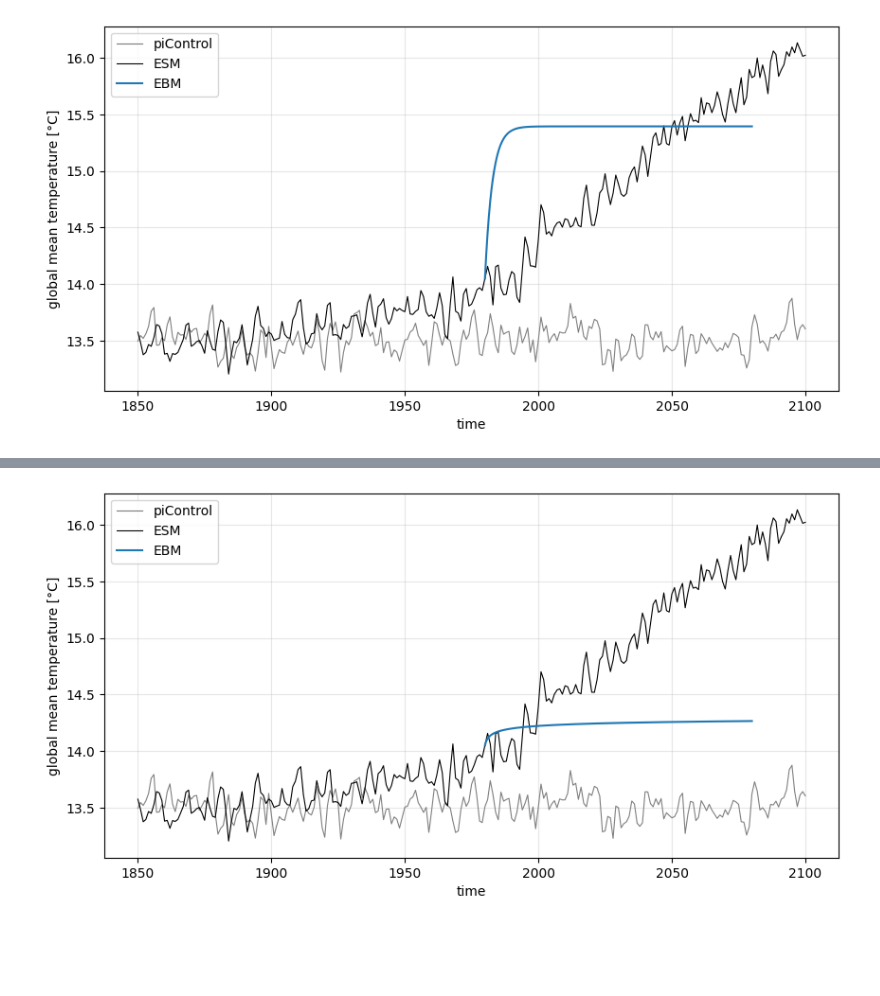
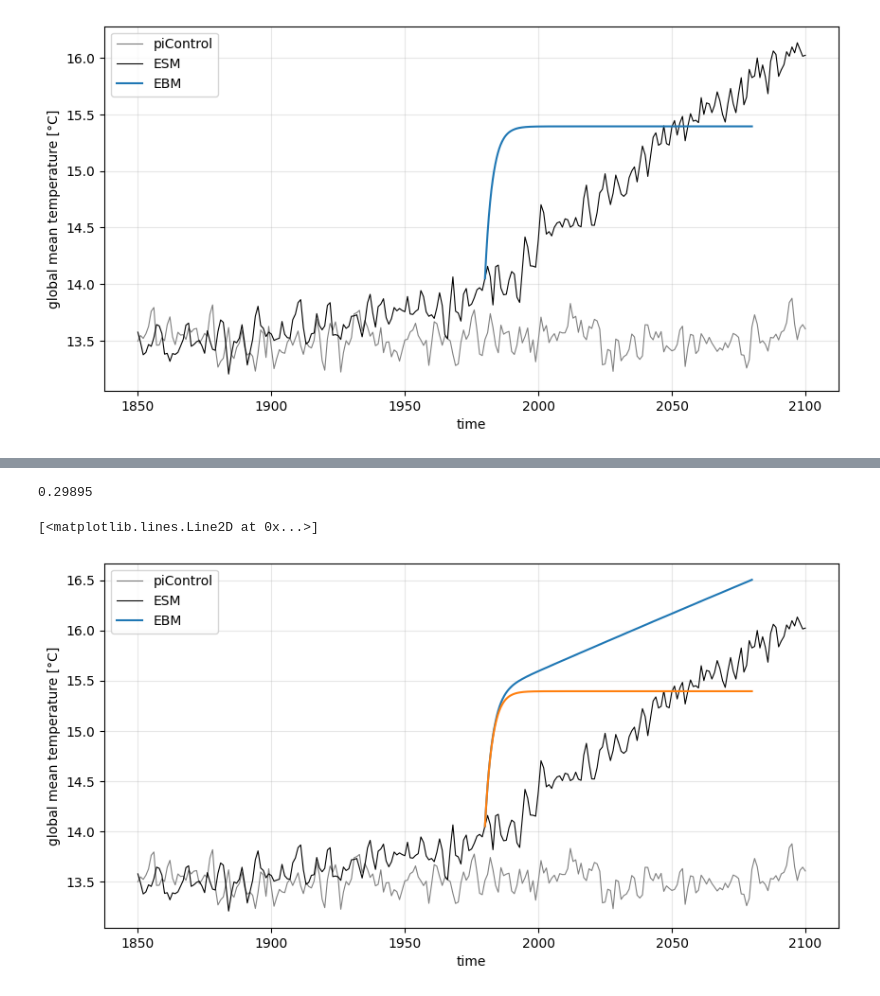
Before and after one commit to stine-fohrmann/climate-modelling-ebm, a Jupyter notebook: main.ipynb, the cells around one changed output, grey strips where cells are left out. Saved outputs shown, nothing was run; the diff lists cells and outputs as text; code cells hidden in the pictures; blank space fills up the shorter version.

Commit message:
adjust original params

```diff
--- a/main.ipynb
+++ b/main.ipynb
@@ -68,11 +68,11 @@ T_init = global_mean_r25.sel(time=str(start_year)).values[0]
 from ebm.model import run_model
 from utils import plot_ebm_vs_esm
 
-temp, time = run_model(T_ini=T_init, maxtime=100*secyear)
+temp_original, time = run_model(T_ini=T_init, maxtime=100*secyear)
 
 plot_ebm_vs_esm(
     time_ebm=time+start_year,
-    temp_ebm=temp,
+    temp_ebm=temp_original,
     time_esm=global_mean_r25.time.dt.year,
     temp_esm=global_mean_r25-273.15,
     temp_control=global_mean_pi-273.15
@@ -102,16 +112,30 @@ plot_ebm_vs_esm(
 # %%
 %autoreload
-from ebm.model import run_with_changing_H
+from ebm.model import run_with_changing_H_and_albedo
 # from utils import plot_ebm_vs_esm
 
-temp, time = run_with_changing_H(T_ini=T_init, maxtime=100*secyear, alpha=0.31)
+# Initial albedo
+alpha_init=0.3
+# albedo after 10 yrs (decrease of 0.34%)
+alpha10 = alpha_init * 0.9965
+print(alpha10)
+
+d_alpha = (alpha10-alpha_init)/(1000)
+
+# alpha10
+
+temp_albedo_decrease, time, alpha = run_with_changing_H_and_albedo(T_ini=T_init, maxtime=100*secyear, alpha_init=0.3, d_alpha=d_alpha)
+# print(time)
 
 plot_ebm_vs_esm(
     time_ebm=time+start_year,
-    temp_ebm=temp,
+    temp_ebm=temp_albedo_decrease,
     time_esm=global_mean_r25.time.dt.year,
     temp_esm=global_mean_r25-273.15,
     temp_control=global_mean_pi-273.15
     )
+plt.plot(time+start_year, temp_original)
 # %% [output]
+0.29895
+[<matplotlib.lines.Line2D at 0x...>]
-[figure, old version]
+[figure, new version]
```
Also changed, not shown: parts of 5 cells of this notebook, 4 other files.
